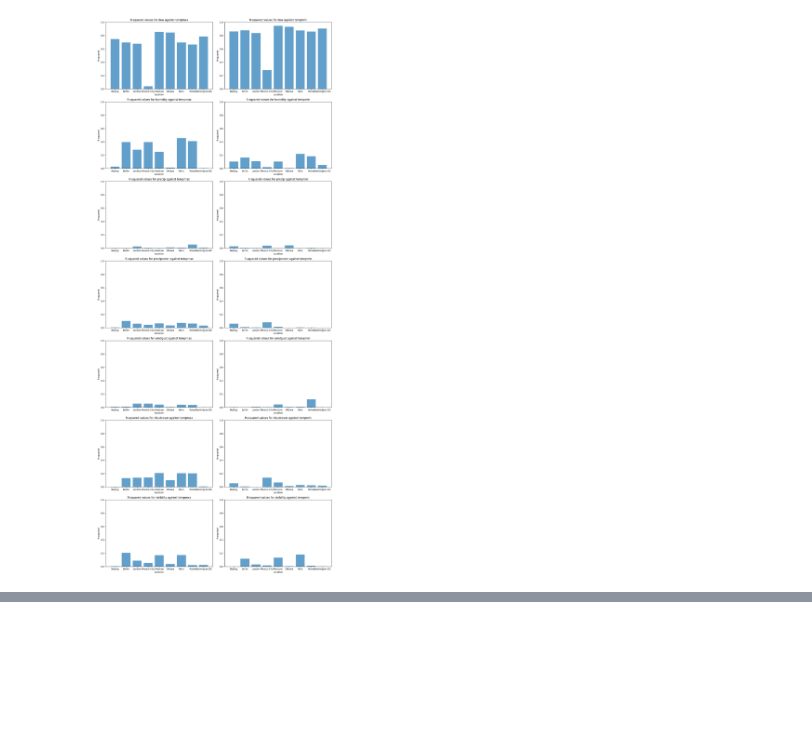
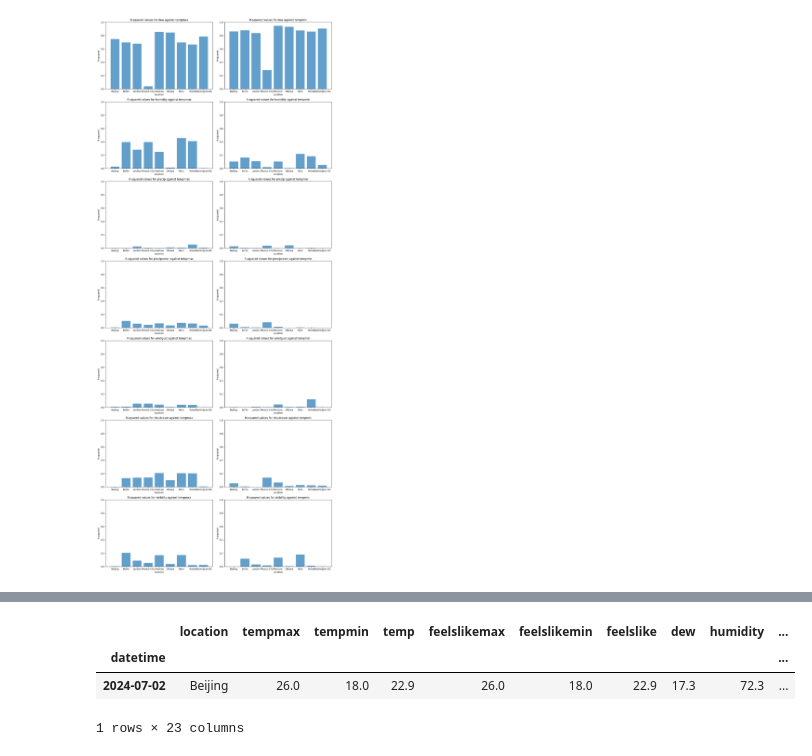
Before and after one commit to Laizra/Weather_prediction, a Jupyter notebook: full_year.ipynb, the cells around one changed output, grey strips where cells are left out. Saved outputs shown, nothing was run; the diff lists cells and outputs as text; code cells hidden in the pictures; blank space fills up the shorter version.

```diff
--- a/full_year.ipynb
+++ b/full_year.ipynb
@@ -358,0 +416,7 @@ Predicted min temperature: 7.914016597705567
+# %%
+beijing_city[beijing_city.index == "2024-07-02"]
+# %% [output]
+|  | location | tempmax | tempmin | temp | feelslikemax | feelslikemin | feelslike | dew | humidity | ... |
+| datetime |  |  |  |  |  |  |  |  |  | ... |
+| 2024-07-02 | Beijing | 26.0 | 18.0 | 22.9 | 26.0 | 18.0 | 22.9 | 17.3 | 72.3 | ... |
+1 rows × 23 columns
```
Also changed, not shown: parts of 15 cells of this notebook.
